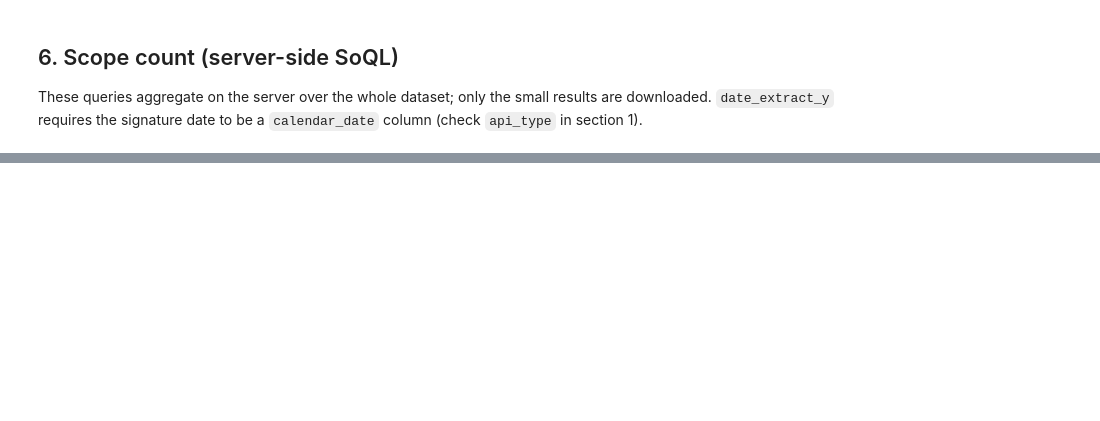
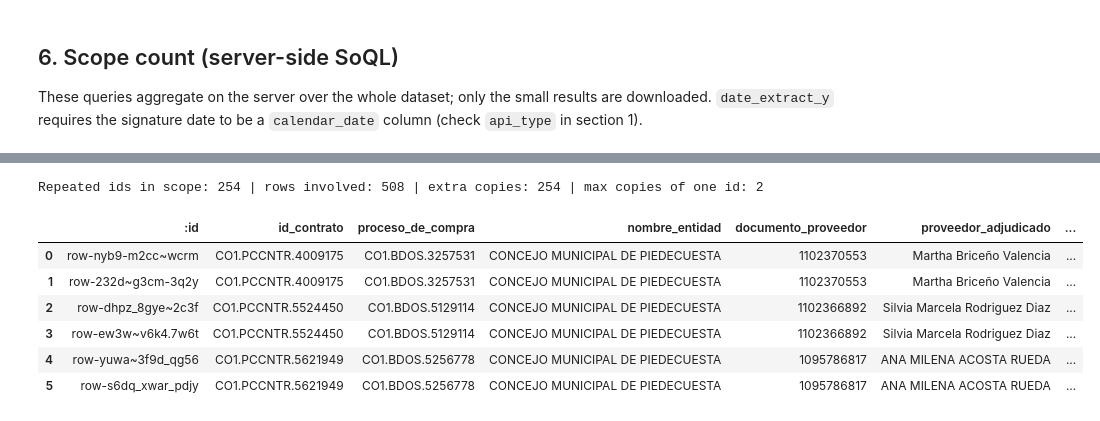
Before and after one commit to Dvargasar6/SecopII_project, a Jupyter notebook: notebooks/01_exploracion.ipynb, the cells around one changed output, grey strips where cells are left out. Cells and saved outputs as stored; diff of their text form; code cells hidden in the pictures; blank space fills up the shorter version.

Commit message:
Complete dataset exploration and limits choice.

```diff
--- a/notebooks/01_exploracion.ipynb
+++ b/notebooks/01_exploracion.ipynb
@@ -384,3 +652,32 @@ print(f'Extraction: about {-(-scope_n // PAGE)} pages of {PAGE:,} rows; '
+# %%
+# Duplicates in the nationwide scope (signed 2022-2025): how many ids repeat, and what differs between the copies
+dup_nat = soql(query=(
+    f"SELECT {ID}, count(*) AS n WHERE {nat_where} "
+    f"GROUP BY {ID} HAVING count(*) > 1 ORDER BY count(*) DESC LIMIT 50000"
+))
+if dup_nat.empty:
+    print('No repeated id_contrato in the nationwide 2022-2025 scope.')
+else:
+    dup_nat['n'] = dup_nat['n'].astype(int)
+    note = ' (truncated at 50,000: there are more)' if len(dup_nat) == 50_000 else ''
+    print(f'Repeated ids in scope: {len(dup_nat):,}{note} | rows involved: {dup_nat["n"].sum():,} '
+          f'| extra copies: {(dup_nat["n"] - 1).sum():,} | max copies of one id: {dup_nat["n"].max()}')
+    ids = ', '.join(f"'{i}'" for i in dup_nat[ID].head(3))
+    detail = soql(
+        select=(f':id, {ID}, proceso_de_compra, nombre_entidad, documento_proveedor, '
+                f'proveedor_adjudicado, estado_contrato, valor_del_contrato, {DATE}, ultima_actualizacion'),
+        where=f'{ID} IN ({ids})', order=f'{ID}, :id',
+    )
+    display(detail)
+# %% [output]
+Repeated ids in scope: 254 | rows involved: 508 | extra copies: 254 | max copies of one id: 2
+|  | :id | id_contrato | proceso_de_compra | nombre_entidad | documento_proveedor | proveedor_adjudicado | ... |
+| 0 | row-nyb9-m2cc~wcrm | CO1.PCCNTR.4009175 | CO1.BDOS.3257531 | CONCEJO MUNICIPAL DE PIEDECUESTA | 1102370553 | Martha Briceño Valencia | ... |
+| 1 | row-232d~g3cm-3q2y | CO1.PCCNTR.4009175 | CO1.BDOS.3257531 | CONCEJO MUNICIPAL DE PIEDECUESTA | 1102370553 | Martha Briceño Valencia | ... |
+| 2 | row-dhpz_8gye~2c3f | CO1.PCCNTR.5524450 | CO1.BDOS.5129114 | CONCEJO MUNICIPAL DE PIEDECUESTA | 1102366892 | Silvia Marcela Rodriguez Diaz | ... |
+| 3 | row-ew3w~v6k4.7w6t | CO1.PCCNTR.5524450 | CO1.BDOS.5129114 | CONCEJO MUNICIPAL DE PIEDECUESTA | 1102366892 | Silvia Marcela Rodriguez Diaz | ... |
+| 4 | row-yuwa~3f9d_qg56 | CO1.PCCNTR.5621949 | CO1.BDOS.5256778 | CONCEJO MUNICIPAL DE PIEDECUESTA | 1095786817 | ANA MILENA ACOSTA RUEDA | ... |
+| 5 | row-s6dq_xwar_pdjy | CO1.PCCNTR.5621949 | CO1.BDOS.5256778 | CONCEJO MUNICIPAL DE PIEDECUESTA | 1095786817 | ANA MILENA ACOSTA RUEDA | ... |
 # %%
 client.close()
 # %% [markdown]
```
Also changed, not shown: parts of 17 cells of this notebook, 1 other file.
